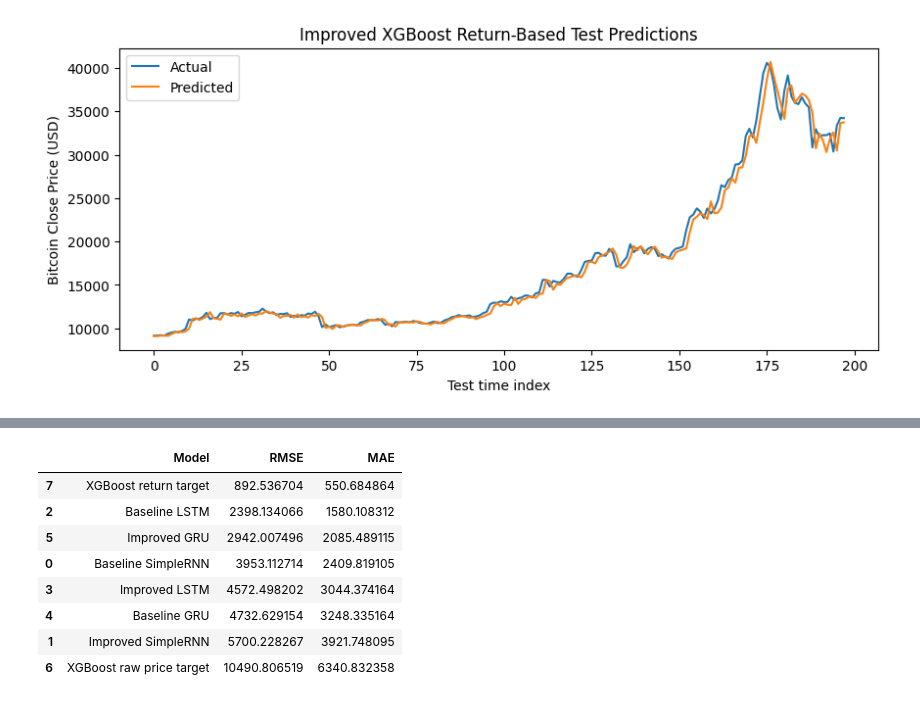
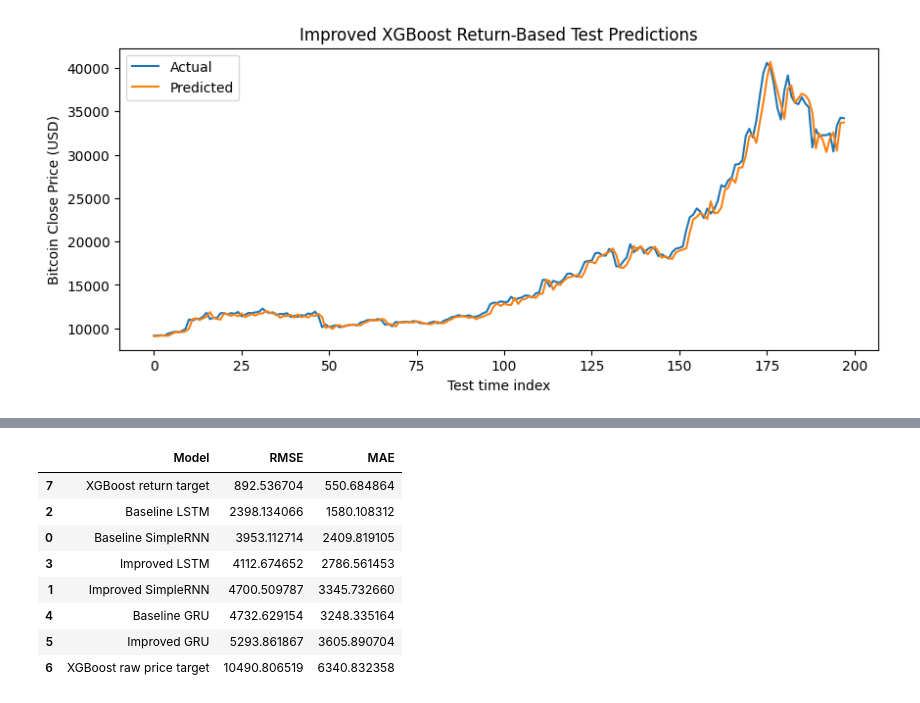
Before and after one commit to alexadandridge/AdvancedMachineLearning, a Jupyter notebook: Alexa_DandridgeCopy_of_Inclass_05_28.ipynb, the cells around one changed output, grey strips where cells are left out. Cells and saved outputs as stored; diff of their text form; code cells hidden in the pictures.

```diff
--- a/Alexa_DandridgeCopy_of_Inclass_05_28.ipynb
+++ b/Alexa_DandridgeCopy_of_Inclass_05_28.ipynb
@@ -1241,6 +1251,16 @@ model_comparison.sort_values("RMSE")
 | 2 | GRU | 4732.629154 | 3248.335164 |
 | 3 | XGBoost raw price target | 10490.806519 | 6340.832358 |
 # %%
+# Save improved SimpleRNN metrics
+# This code was moved from cell q9jTL6PuqIWO to ensure variables are defined before use.
+improved_simple_rnn_rmse, improved_simple_rnn_mae = evaluate_metrics(
+    improved_simple_rnn,
+    testX_bitcoin,
+    testY_bitcoin,
+    scaler_bitcoin,
+    target_index
+)
+
 # Compare all forecasting models
 
 model_comparison = pd.DataFrame({
@@ -1284,11 +1305,11 @@ model_comparison.sort_values("RMSE")
 |  | Model | RMSE | MAE |
 | 7 | XGBoost return target | 892.536704 | 550.684864 |
 | 2 | Baseline LSTM | 2398.134066 | 1580.108312 |
-| 5 | Improved GRU | 2942.007496 | 2085.489115 |
 | 0 | Baseline SimpleRNN | 3953.112714 | 2409.819105 |
-| 3 | Improved LSTM | 4572.498202 | 3044.374164 |
+| 3 | Improved LSTM | 4112.674652 | 2786.561453 |
+| 1 | Improved SimpleRNN | 4700.509787 | 3345.732660 |
 | 4 | Baseline GRU | 4732.629154 | 3248.335164 |
-| 1 | Improved SimpleRNN | 5700.228267 | 3921.748095 |
+| 5 | Improved GRU | 5293.861867 | 3605.890704 |
 | 6 | XGBoost raw price target | 10490.806519 | 6340.832358 |
 # %%
 # Save improved SimpleRNN metrics
```
Also changed, not shown: parts of 20 cells of this notebook.
